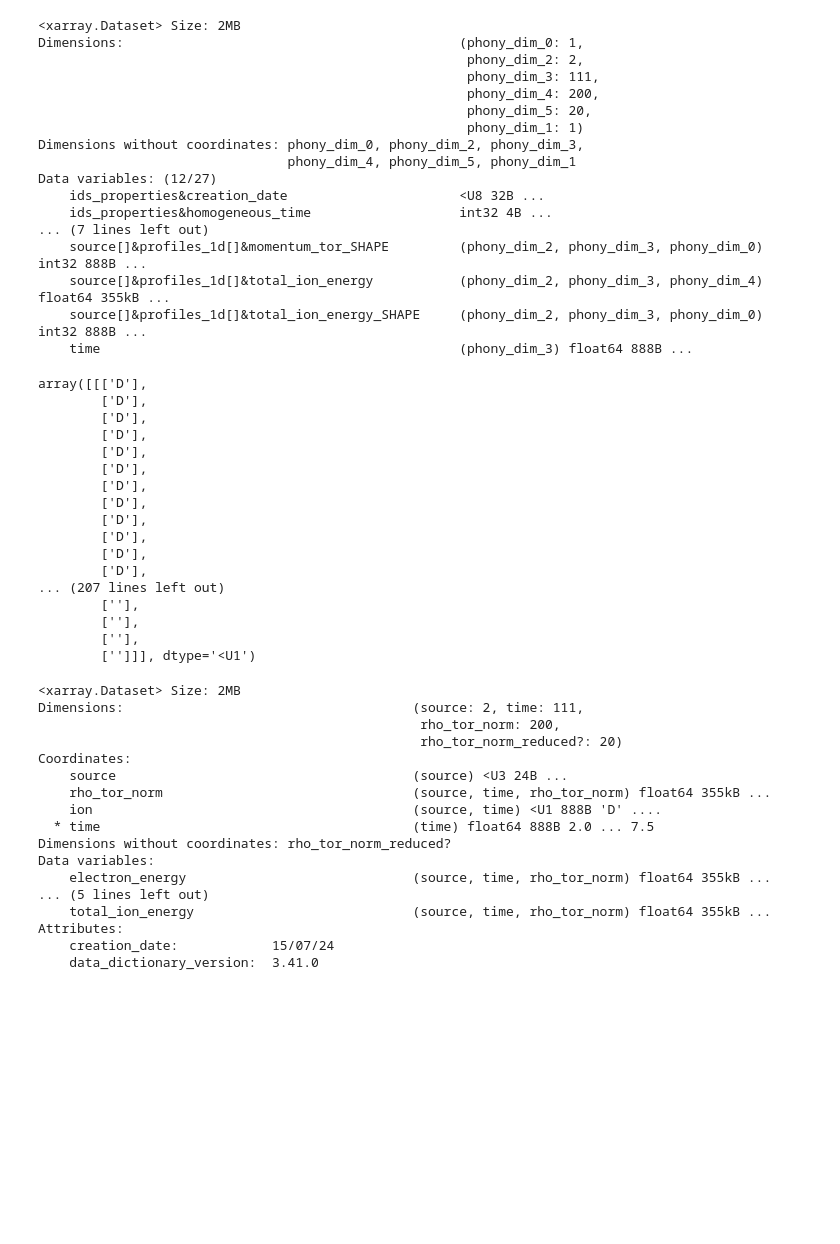
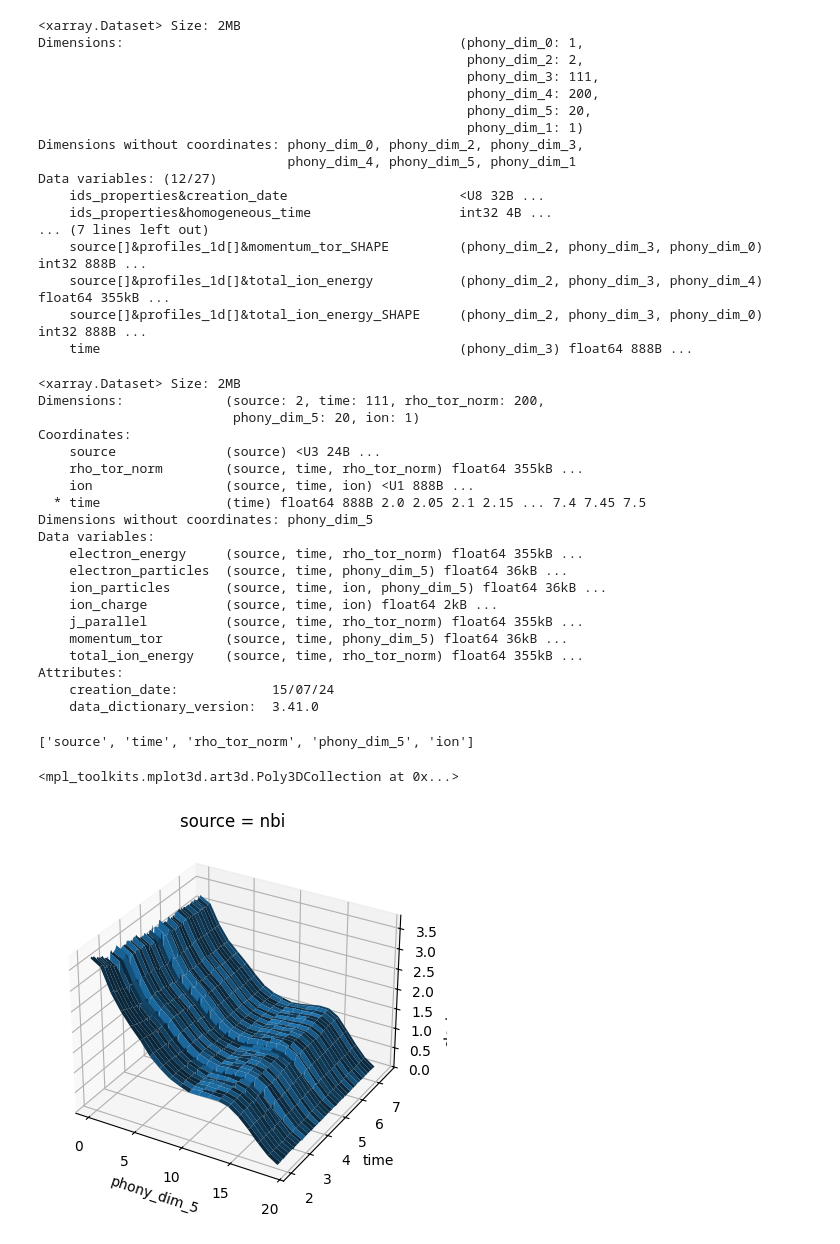
Before and after one commit to NathanCummings/xarray-imas, a Jupyter notebook: core_sources-xarray.ipynb, the cells around one changed output. Saved outputs shown, nothing was run; the diff lists cells and outputs as text; code cells hidden in the pictures; blank space fills up the shorter version.

```diff
--- a/core_sources-xarray.ipynb
+++ b/core_sources-xarray.ipynb
@@ -29,35 +29,14 @@ Data variables: (12/27)
     source[]&profiles_1d[]&total_ion_energy           (phony_dim_2, phony_dim_3, phony_dim_4) float64 355kB ...
     source[]&profiles_1d[]&total_ion_energy_SHAPE     (phony_dim_2, phony_dim_3, phony_dim_0) int32 888B ...
     time                                              (phony_dim_3) float64 888B ...
-# %%
-core_sources["source[]&profiles_1d[]&ion[]&label"].values
-# %% [output]
-array([[['D'],
-        ['D'],
-        ['D'],
-        ['D'],
-        ['D'],
-        ['D'],
-        ['D'],
-        ['D'],
-        ['D'],
-        ['D'],
-        ['D'],
-        ['D'],
-... (207 lines left out)
-        [''],
-        [''],
-        [''],
-        ['']]], dtype='<U1')
 # %%
 core_sources = (
-    core_sources.squeeze()
-    .swap_dims(
+    core_sources.swap_dims(
         {
-            "phony_dim_2": "source",
-            "phony_dim_3": "time",
-            "phony_dim_4": "rho_tor_norm",
-            "phony_dim_5": "rho_tor_norm_reduced?",
+            core_sources["source[]&identifier&name"].dims[0]: "source",
+            core_sources["time"].dims[0]: "time",
+            core_sources["source[]&profiles_1d[]&ion[]&label"].dims[-1]: "ion",
+            core_sources["source[]&profiles_1d[]&grid&rho_tor_norm"].dims[-1]: "rho_tor_norm",
         }
     )
     .set_coords(
@@ -73,6 +52,8 @@ core_sources = (
             "source[]&identifier&name": "source",
             "source[]&profiles_1d[]&grid&rho_tor_norm": "rho_tor_norm",
             "source[]&profiles_1d[]&electrons&energy": "electron_energy",
+            "source[]&profiles_1d[]&electrons&particles": "electron_particles",
+            "source[]&profiles_1d[]&ion[]&particles": "ion_particles",
             "source[]&profiles_1d[]&j_parallel": "j_parallel",
             "source[]&profiles_1d[]&momentum_tor": "momentum_tor",
             "source[]&profiles_1d[]&total_ion_energy": "total_ion_energy",
@@ -101,19 +82,31 @@ core_sources = (
 core_sources
 # %% [output]
 <xarray.Dataset> Size: 2MB
-Dimensions:                                     (source: 2, time: 111,
-                                                 rho_tor_norm: 200,
-                                                 rho_tor_norm_reduced?: 20)
+Dimensions:             (source: 2, time: 111, rho_tor_norm: 200,
+                         phony_dim_5: 20, ion: 1)
 Coordinates:
-    source                                      (source) <U3 24B ...
-    rho_tor_norm                                (source, time, rho_tor_norm) float64 355kB ...
-    ion                                         (source, time) <U1 888B 'D' ....
-  * time                                        (time) float64 888B 2.0 ... 7.5
-Dimensions without coordinates: rho_tor_norm_reduced?
+    source              (source) <U3 24B ...
+    rho_tor_norm        (source, time, rho_tor_norm) float64 355kB ...
+    ion                 (source, time, ion) <U1 888B ...
+  * time                (time) float64 888B 2.0 2.05 2.1 2.15 ... 7.4 7.45 7.5
+Dimensions without coordinates: phony_dim_5
 Data variables:
-    electron_energy                             (source, time, rho_tor_norm) float64 355kB ...
-... (5 lines left out)
-    total_ion_energy                            (source, time, rho_tor_norm) float64 355kB ...
+    electron_energy     (source, time, rho_tor_norm) float64 355kB ...
+    electron_particles  (source, time, phony_dim_5) float64 36kB ...
+    ion_particles       (source, time, ion, phony_dim_5) float64 36kB ...
+    ion_charge          (source, time, ion) float64 2kB ...
+    j_parallel          (source, time, rho_tor_norm) float64 355kB ...
+    momentum_tor        (source, time, phony_dim_5) float64 36kB ...
+    total_ion_energy    (source, time, rho_tor_norm) float64 355kB ...
 Attributes:
     creation_date:            15/07/24
     data_dictionary_version:  3.41.0
+# %%
+list(core_sources.dims.keys())
+# %% [output]
+['source', 'time', 'rho_tor_norm', 'phony_dim_5', 'ion']
+# %%
+core_sources["electron_particles"].isel(source=0).plot.surface()
+# %% [output]
+<mpl_toolkits.mplot3d.art3d.Poly3DCollection at 0x...>
+[figure, added]
```
Also changed, not shown: 3 other files.
